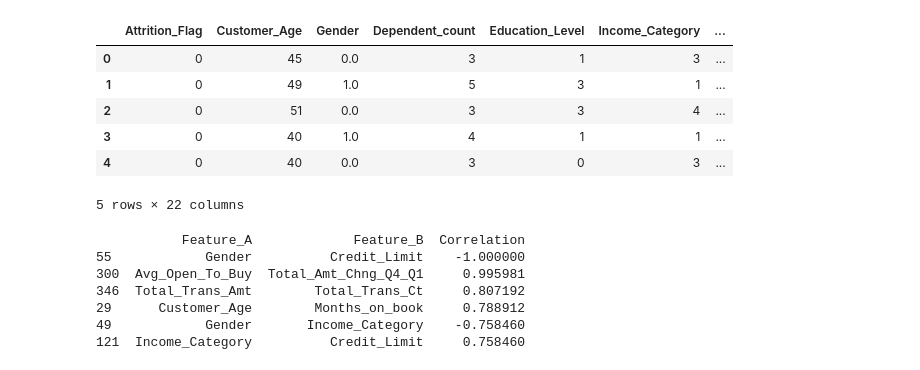
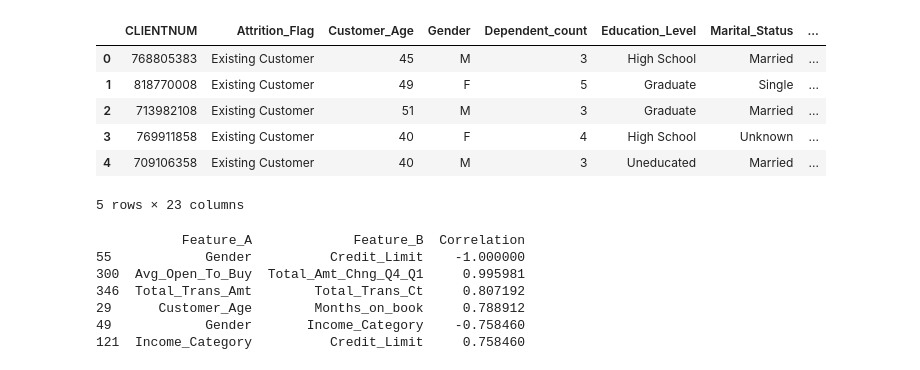
Before and after one commit to vineeethh/credit-card-churn, a Jupyter notebook: Notebook/_004_Visualization.ipynb, the cells around one changed output. Cells and saved outputs as stored; diff of their text form; code cells hidden in the pictures.

```diff
--- a/Notebook/_004_Visualization.ipynb
+++ b/Notebook/_004_Visualization.ipynb
@@ -5,16 +5,17 @@ os.chdir(r"/Users/apple/Documents/Credit_Card_Churn_Model_Local/credit-card-chur
 # %%
 #Initialising Dataset
 
-data = pd.read_csv("/Users/apple/Documents/Credit_Card_Churn_Model_Local/credit-card-churn/Input/cleaned_credit_card_churn_numeric.csv")
+data = pd.read_csv("/Users/apple/Documents/Credit_Card_Churn_Model_Local/credit-card-churn/Input/BankChurners.csv")
+#data_numeric = pd.read_csv("/Users/apple/Documents/Credit_Card_Churn_Model_Local/credit-card-churn/Input/cleaned_credit_card_churn_numeric.csv")
 data.head()
 # %% [output]
-|  | Attrition_Flag | Customer_Age | Gender | Dependent_count | Education_Level | Income_Category | ... |
-| 0 | 0 | 45 | 0.0 | 3 | 1 | 3 | ... |
-| 1 | 0 | 49 | 1.0 | 5 | 3 | 1 | ... |
-| 2 | 0 | 51 | 0.0 | 3 | 3 | 4 | ... |
-| 3 | 0 | 40 | 1.0 | 4 | 1 | 1 | ... |
-| 4 | 0 | 40 | 0.0 | 3 | 0 | 3 | ... |
+|  | CLIENTNUM | Attrition_Flag | Customer_Age | Gender | Dependent_count | Education_Level | Marital_Status | ... |
+| 0 | 768805383 | Existing Customer | 45 | M | 3 | High School | Married | ... |
+| 1 | 818770008 | Existing Customer | 49 | F | 5 | Graduate | Single | ... |
+| 2 | 713982108 | Existing Customer | 51 | M | 3 | Graduate | Married | ... |
+| 3 | 769911858 | Existing Customer | 40 | F | 4 | High School | Unknown | ... |
+| 4 | 709106358 | Existing Customer | 40 | M | 3 | Uneducated | Married | ... |
-5 rows × 22 columns
+5 rows × 23 columns
 # %%
 import plotly.express as px
 import plotly.graph_objects as go
```
Also changed, not shown: parts of 2 cells of this notebook, 2 other files.
